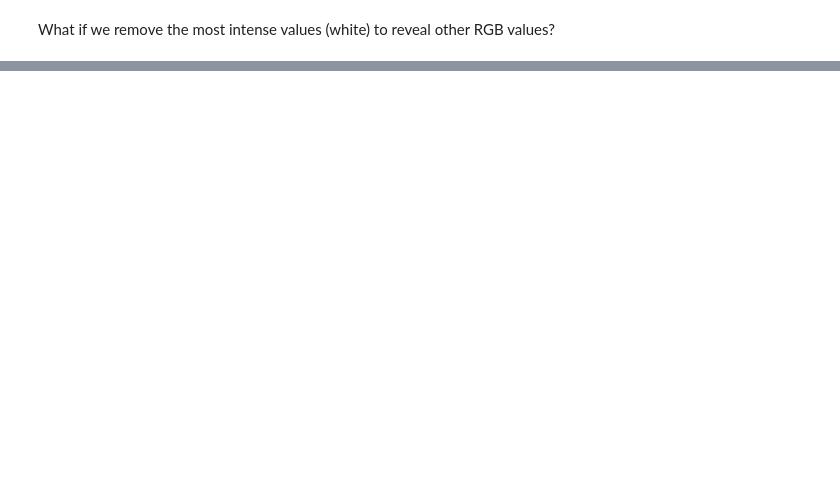
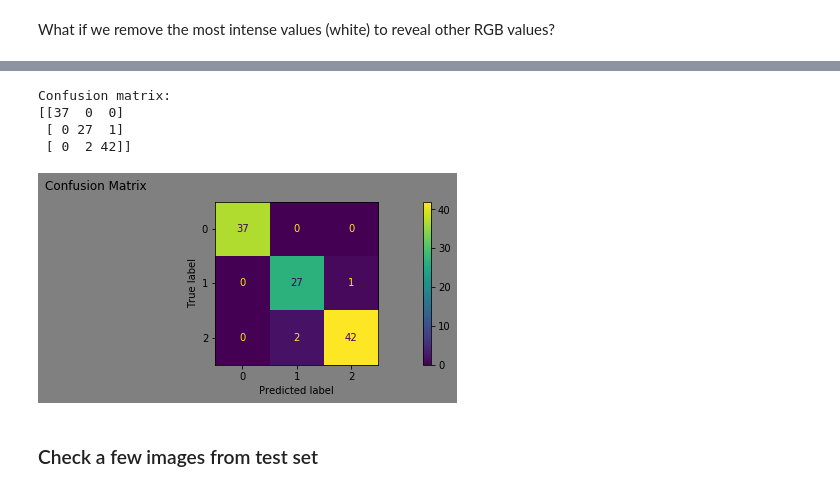
Before and after one commit to MLWorkshops/mlinterviews, a Jupyter notebook: machine_learning_foundations/Machine_Learning_Foundations.ipynb, the cells around one changed output, grey strips where cells are left out. Saved outputs shown, nothing was run; the diff lists cells and outputs as text; code cells hidden in the pictures; blank space fills up the shorter version.

```diff
--- a/machine_learning_foundations/Machine_Learning_Foundations.ipynb
+++ b/machine_learning_foundations/Machine_Learning_Foundations.ipynb
@@ -142,0 +221,17 @@ plt.imshow(img3)
+# %%
+# flatten the images to 1D arrays from 3D
+n_samples = len(X)
+data = X.reshape((n_samples, -1))
+
+# Create a classifier: a support vector classifier
+clf = svm.SVC(kernel='poly', degree=3, gamma='auto', C=1.0)
+
+# Split data into 70% train and 30% test subsets
+X_train, X_test, y_train, y_test = train_test_split(
+    data, y, test_size=0.3, shuffle=False)
+
+# Learn the digits on the train subset
+clf.fit(X_train, y_train)
+
+# Predict the value of the digit on the test subset
+y_pred = clf.predict(X_test)
@@ -142,0 +264,14 @@ plt.imshow(img3)
+# %%
+disp = metrics.plot_confusion_matrix(clf, X_test, y_test)
+disp.figure_.suptitle("Confusion Matrix")
+print(f"Confusion matrix:\n{disp.confusion_matrix}")
+
+plt.show()
+# %% [output]
+Confusion matrix:
+[[37  0  0]
+ [ 0 27  1]
+ [ 0  2 42]]
+[figure, added]
+# %% [markdown]
+### Check a few images from test set
```
Also changed, not shown: parts of 36 cells of this notebook, 2 other files.
